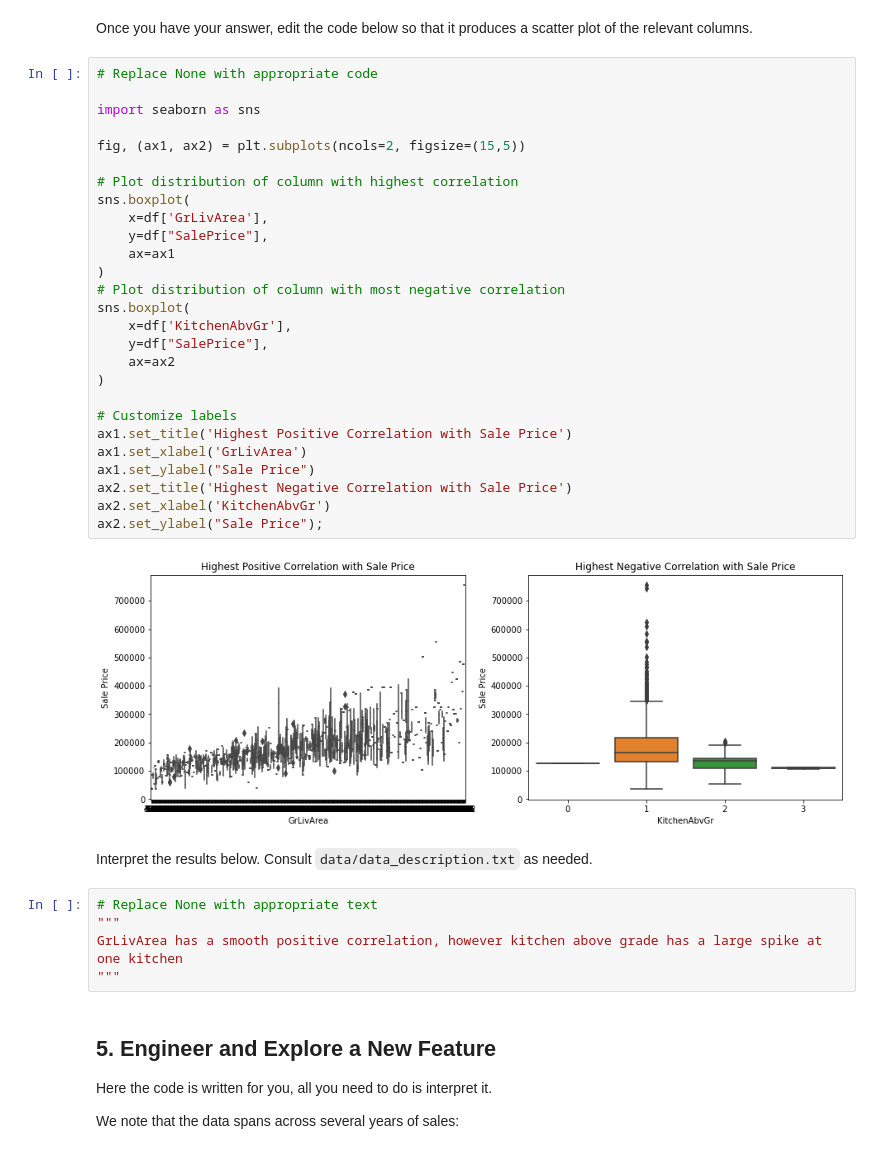
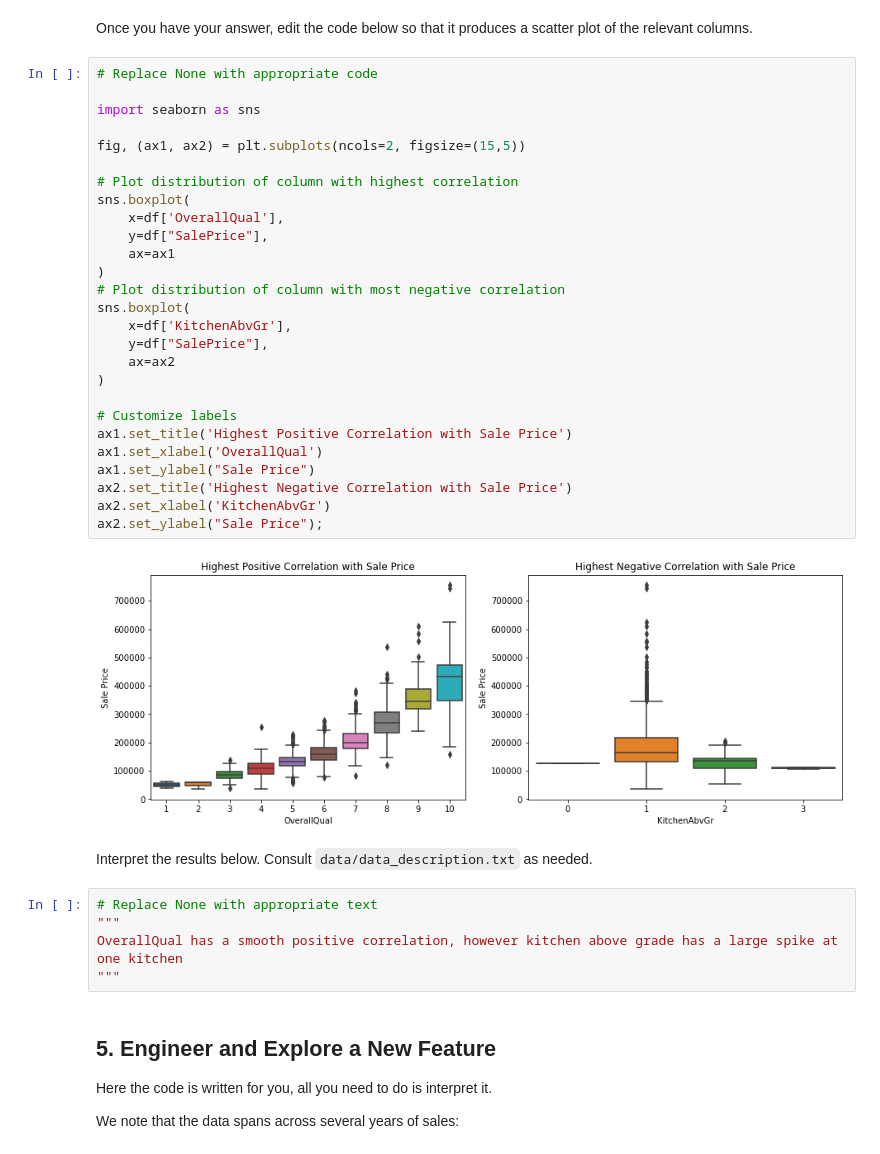
Before and after one commit to zach-hanly/dsc-pandas-eda-lab, a Jupyter notebook: index.ipynb, the cells around one changed output. Saved outputs shown, nothing was run; the diff lists cells and outputs as text.

```diff
--- a/index.ipynb
+++ b/index.ipynb
@@ -390,38 +391,38 @@ Once you have your answer, edit the code below so that it produces a scatter plo
 # %%
 # Replace None with appropriate code
 
 import seaborn as sns
 
 fig, (ax1, ax2) = plt.subplots(ncols=2, figsize=(15,5))
 
 # Plot distribution of column with highest correlation
 sns.boxplot(
-    x=df['GrLivArea'],
+    x=df['OverallQual'],
     y=df["SalePrice"],
     ax=ax1
 )
 # Plot distribution of column with most negative correlation
 sns.boxplot(
     x=df['KitchenAbvGr'],
     y=df["SalePrice"],
     ax=ax2
 )
 
 # Customize labels
 ax1.set_title('Highest Positive Correlation with Sale Price')
-ax1.set_xlabel('GrLivArea')
+ax1.set_xlabel('OverallQual')
 ax1.set_ylabel("Sale Price")
 ax2.set_title('Highest Negative Correlation with Sale Price')
 ax2.set_xlabel('KitchenAbvGr')
 ax2.set_ylabel("Sale Price");
 # %% [output]
-[figure, old version]
+[figure, new version]
 # %% [markdown]
 Interpret the results below. Consult `data/data_description.txt` as needed.
 # %%
 # Replace None with appropriate text
 """
-GrLivArea has a smooth positive correlation, however kitchen above grade has a large spike at one kitchen
+OverallQual has a smooth positive correlation, however kitchen above grade has a large spike at one kitchen
 """
 # %% [markdown]
 ## 5. Engineer and Explore a New Feature
```
Also changed, not shown: parts of 3 cells of this notebook.
